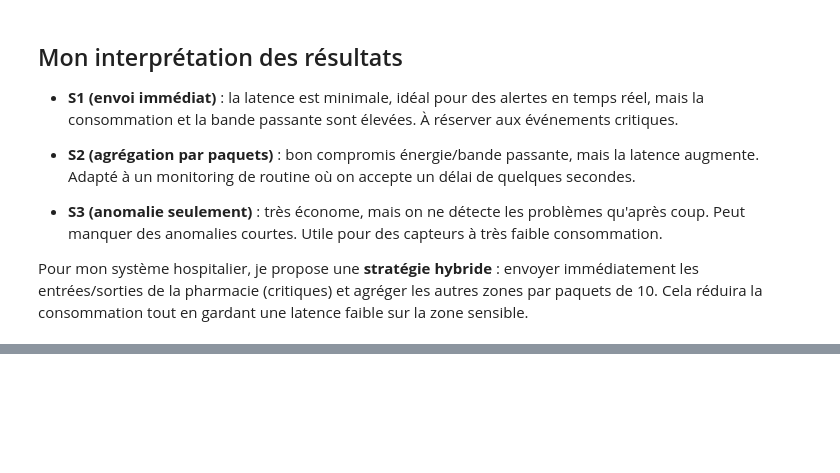
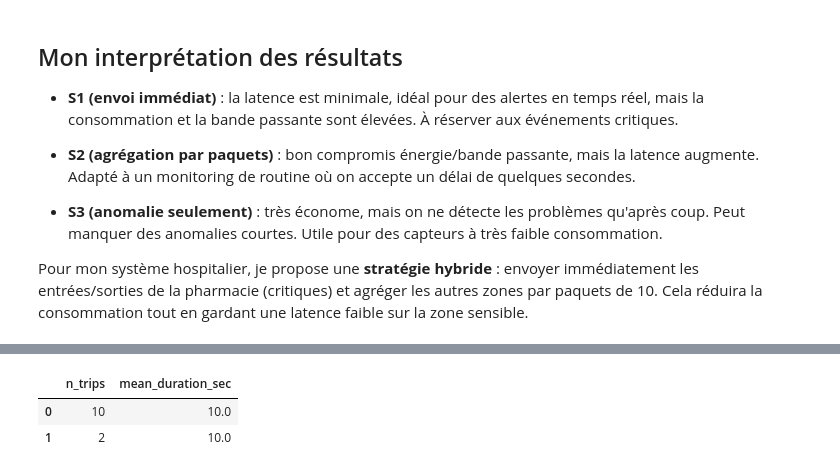
Before and after one commit to Ramadiaw12/IoT_project, a Jupyter notebook: notebooks/analysis.ipynb, the cells around one changed output, grey strips where cells are left out. Saved outputs shown, nothing was run; the diff lists cells and outputs as text; code cells hidden in the pictures; blank space fills up the shorter version.

```diff
--- a/notebooks/analysis.ipynb
+++ b/notebooks/analysis.ipynb
@@ -589,0 +594,86 @@ Pour mon système hospitalier, je propose une **stratégie hybride** : envoyer i
+# %%
+# Je construis un dataset supervisé pour détecter les comportements anormaux.
+# Découpage en intervalles de 5 minutes.
+
+import pandas as pd
+import numpy as np
+from sklearn.model_selection import train_test_split
+from sklearn.preprocessing import StandardScaler
+from sklearn.linear_model import LogisticRegression
+from sklearn.tree import DecisionTreeClassifier
+from sklearn.metrics import accuracy_score, precision_score, recall_score, f1_score
+import time
+import tracemalloc
+
+# Paramètres
+window_minutes = 5
+anomaly_threshold = 2          # plus de 2 allers-retours dans la fenêtre = anomalie
+duration_anomaly_sec = 30      # aller-retour rapide (<30s) suspect
+
+# 1. Récupération des allers-retours déjà calculés (fonction count_round_trips)
+trips = count_round_trips(rfid_events, "Pharmacie")   # déjà définie plus haut
+if trips:
+    trips_df = pd.DataFrame(trips)
+    print(f"Nombre d'allers-retours réels : {len(trips_df)}")
+else:
+    print("Aucun aller-retour trouvé. Génération de données factices pour l'exemple.")
+    # Création de données synthétiques réalistes
+    np.random.seed(42)
+    start = pd.Timestamp('2024-01-01 08:00:00')
+    n_fake = 50
+    timestamps = [start + pd.Timedelta(minutes=5*i) for i in range(n_fake)]
+    trips_df = pd.DataFrame({
+        'entry': timestamps,
+        'exit': [t + pd.Timedelta(seconds=np.random.randint(10, 90)) for t in timestamps],
+        'duration_sec': np.random.randint(10, 120, n_fake)
+    })
+    # Ajouter quelques anomalies
+    for idx in [5, 12, 27]:
+        trips_df.loc[idx, 'duration_sec'] = 15   # aller-retour rapide
+    print(f"Données factices : {len(trips_df)} échantillons")
+
+# Vérifier la présence de la colonne duration_sec
+if 'duration_sec' not in trips_df.columns:
+    print("Attention : colonne 'duration_sec' manquante. Je la recrée.")
+    if 'exit' in trips_df.columns and 'entry' in trips_df.columns:
+        trips_df['duration_sec'] = (trips_df['exit'] - trips_df['entry']).dt.total_seconds()
+    else:
+        raise ValueError("Impossible de recréer duration_sec, colonnes entry/exit absentes.")
+
+# 2. Définir les bornes temporelles globales
+if len(rfid_events) > 0:
+    start_time = rfid_events['timestamp'].min()
+    end_time = rfid_events['timestamp'].max()
+else:
+    start_time = trips_df['entry'].min()
+    end_time = trips_df['exit'].max()
+
+window_delta = pd.Timedelta(minutes=window_minutes)
+current = start_time
+features_list = []
+labels_list = []
+
+while current < end_time:
+    window_end = current + window_delta
+    # Allers-retours dans la fenêtre
+    trips_in_window = trips_df[(trips_df['entry'] >= current) & (trips_df['entry'] < window_end)]
+    n_trips = len(trips_in_window)
+    mean_duration = trips_in_window['duration_sec'].mean() if n_trips > 0 else 0
+    # Label anomalie : trop de trajets OU trajets rapides
+    is_anomaly = (n_trips > anomaly_threshold) or (mean_duration < duration_anomaly_sec and n_trips > 0)
+
+    features = {
+        'n_trips': n_trips,
+        'mean_duration_sec': mean_duration,
+    }
+    features_list.append(features)
+    labels_list.append(1 if is_anomaly else 0)
+    current = window_end
+
+X = pd.DataFrame(features_list)
+y = pd.Series(labels_list)
+
+print(f"Nombre d'échantillons générés : {len(X)}")
+print(f"Proportion d'anomalies : {y.mean()*100:.1f}%")
+X.head()
+# %% [output]
@@ -589,0 +684,3 @@ Pour mon système hospitalier, je propose une **stratégie hybride** : envoyer i
+|  | n_trips | mean_duration_sec |
+| 0 | 10 | 10.0 |
+| 1 | 2 | 10.0 |
```
Also changed, not shown: parts of 22 cells of this notebook.
